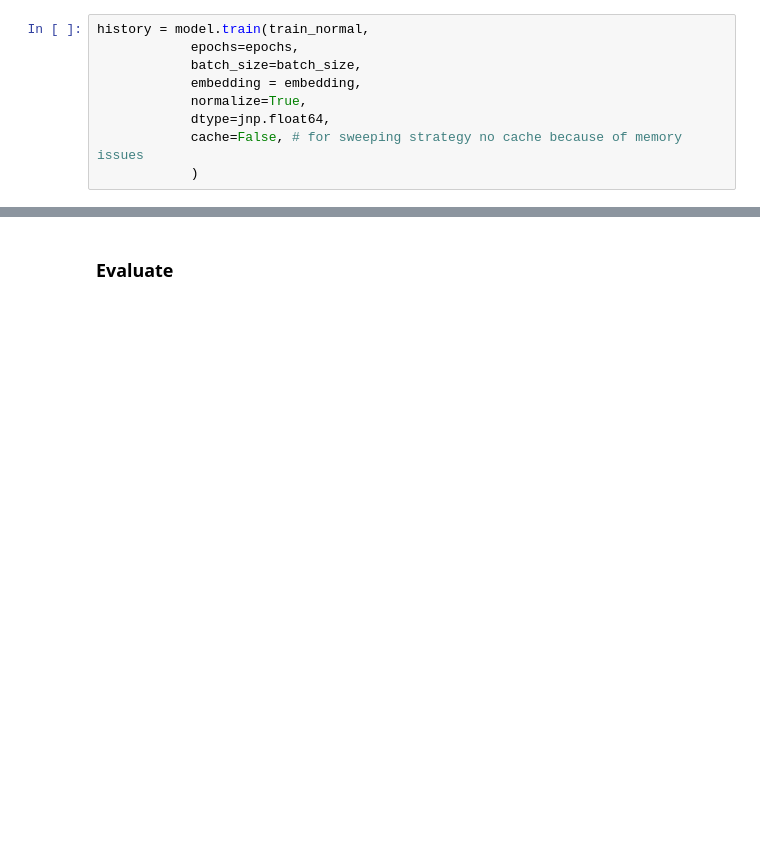
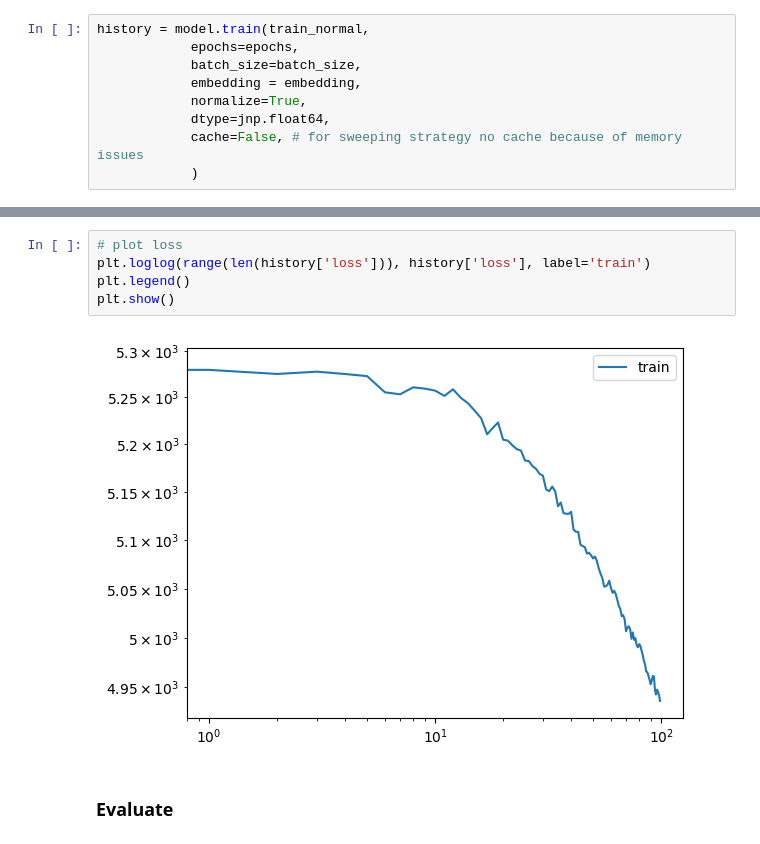
Before and after one commit to bsc-quantic/tn4ml, a Jupyter notebook: docs/examples/mnist_ad_sweeps.ipynb, the cells around one changed output, grey strips where cells are left out. Saved outputs shown, nothing was run; the diff lists cells and outputs as text; blank space fills up the shorter version.

```diff
--- a/docs/examples/mnist_ad_sweeps.ipynb
+++ b/docs/examples/mnist_ad_sweeps.ipynb
@@ -144,3 +144,10 @@ plt.show()
+# %%
+# plot loss
+plt.loglog(range(len(history['loss'])), history['loss'], label='train')
+plt.legend()
+plt.show()
+# %% [output]
+[figure, added]
 # %% [markdown]
 ### Evaluate
 # %%
```
Also changed, not shown: parts of 6 cells of this notebook, 1 other file.
